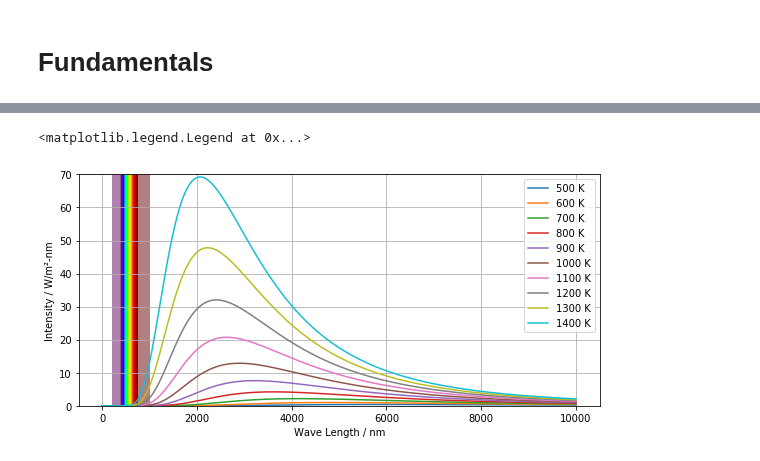
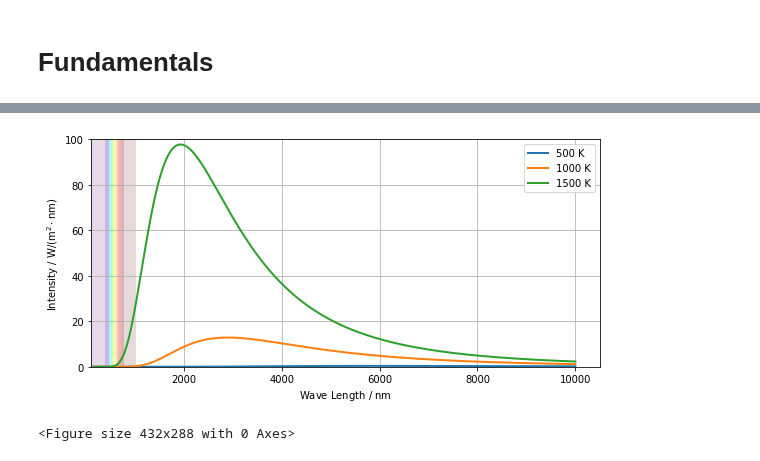
Before and after one commit to FireDynamics/LectureFireSimulation, a Jupyter notebook: book/content/modelling/06_heat_transfer/01_fundamentals.ipynb, the cells around one changed output, grey strips where cells are left out. Cells and saved outputs as stored; diff of their text form; code cells hidden in the pictures.

```diff
--- a/book/content/modelling/06_heat_transfer/01_fundamentals.ipynb
+++ b/book/content/modelling/06_heat_transfer/01_fundamentals.ipynb
@@ -1,12 +1,15 @@
 # %% [markdown]
 # Fundamentals
 # %%
-import os
 import matplotlib
-
-
 import matplotlib.pyplot as plt
 import numpy as np
 
 from IPython.display import display
 from PIL import Image
+
+import os
+# check for set environment variable JB_NOSHOW
+show = True
+if 'JB_NOSHOW' in os.environ:
+    show = False
@@ -87,16 +239,15 @@ def wavelength_to_rgb(wavelength, gamma=0.8):
         B = 0.0
     return (R,G,B,A)
 # %%
+# Wave length band in µm.
+wave_length_band = np.linspace(0.1,10,1000)
+wavelengths = np.linspace(100, 1000, 1000)
 
-
-# Wave length band in µm.
-wave_length_band = np.linspace(0,10,1000)
-wavelengths = np.linspace(200, 1000, 1000)
-
-temperatures = [#300, 400,
-                500, 600, #1000]
-                700, 800, 900, 1000,
-                1100, 1200, 1300, 1400]
+temperatures = [500, 1000, 1500]
+                #300, 400,
+                #500, 600, #1000]
+                #500, 700, 800, 900, 1000,
+                #1100, 1200, 1300, 1400]
 
 
 
@@ -117,48 +268,43 @@ spectralmap = matplotlib.colors.LinearSegmentedColormap.from_list("spectrum", co
 fig, axs = plt.subplots(1, 1, figsize=(8,4),
                         tight_layout=True)
 
-# wavelengths = np.linspace(200, 1000, 1000)
-# wavelengths = wavelengths
-# spectrum = (5 + np.sin(wavelengths*0.1)**2) * np.exp(-0.00002*(wavelengths-600)**2)
-# plt.plot(wavelengths, spectrum, color='darkred')
-
 # Create map to fill the background with the colour spectrum.
 # y = np.linspace(0, 6, 100)
-y = np.linspace(0, 70, 100)
+y = np.linspace(0, 100, 100)
 X,Y = np.meshgrid(wavelengths, y)
 
 extent=(np.min(wavelengths),
         np.max(wavelengths),
         np.min(y), np.max(y))
 
 # Plot the colour spectrum.
 plt.imshow(X, clim=clim,  extent=extent,
-           cmap=spectralmap, aspect='auto')
+           cmap=spectralmap, aspect='auto',
+          alpha=0.3)
 
 
 # Plot the emission curves based on radiator temperature.
 for radiator_temp in temperatures[:]:
     em_powers = list()
     for wavelength in wave_length_band:
         em_power = mono_em_power(temperature=radiator_temp,
                                  wavelength=wavelength)
         em_powers.append(em_power/1000)
 
     plt.plot(wave_length_band*1000, em_powers,
-             label="{} K".format(radiator_temp))
+             label="{} K".format(radiator_temp), lw=2)
 
 
-plt.xlabel('Wave Length / nm')
-plt.ylabel('Intensity / W/m²-nm')
+plt.xlabel('Wave Length / $\sf nm$')
+plt.ylabel('Intensity / $\sf W/(m^2\cdot nm)$')
 plt.xlim()
 
 plt.grid()
 plt.legend()
 
-# plt.fill_between(wavelengths, spectrum, 8, color='w')
-# plt.savefig('WavelengthColors.png', dpi=200)
-
-# plt.show()
+plt.savefig('./figs/radiative-spectrum-full.svg')
+if show: plt.show();
+plt.clf();
 # %% [output]
+[figure, new version]
-<matplotlib.legend.Legend at 0x...>
+<Figure size 432x288 with 0 Axes>
-[figure, old version]
```
Also changed, not shown: parts of 8 cells of this notebook, 7 other files.
